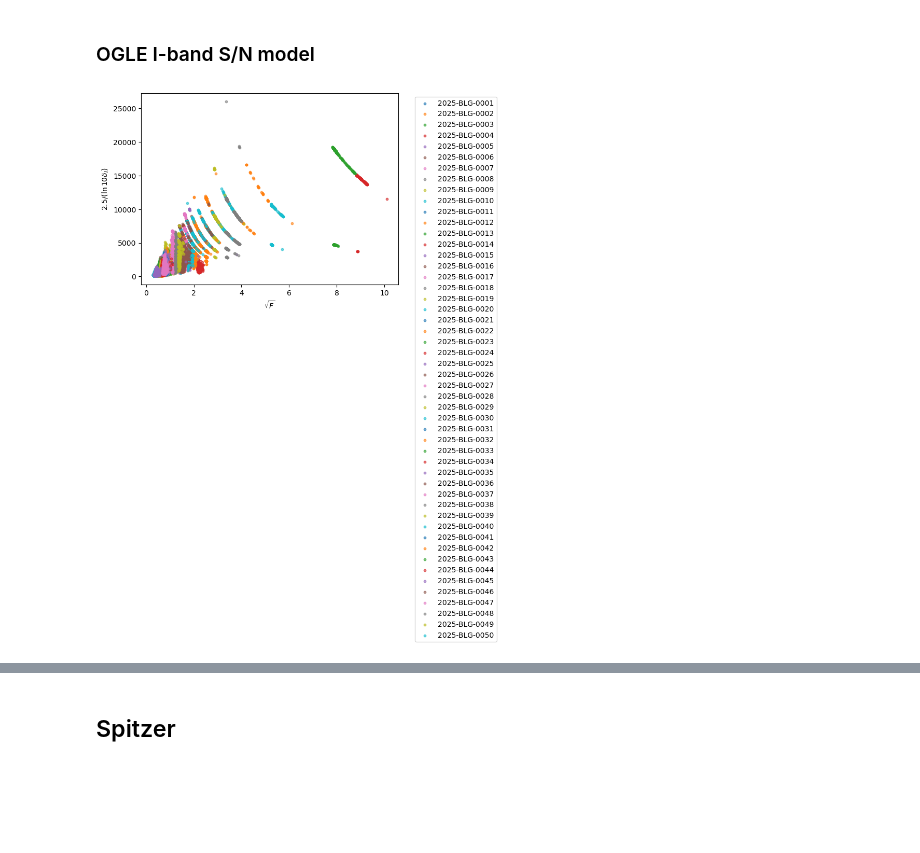
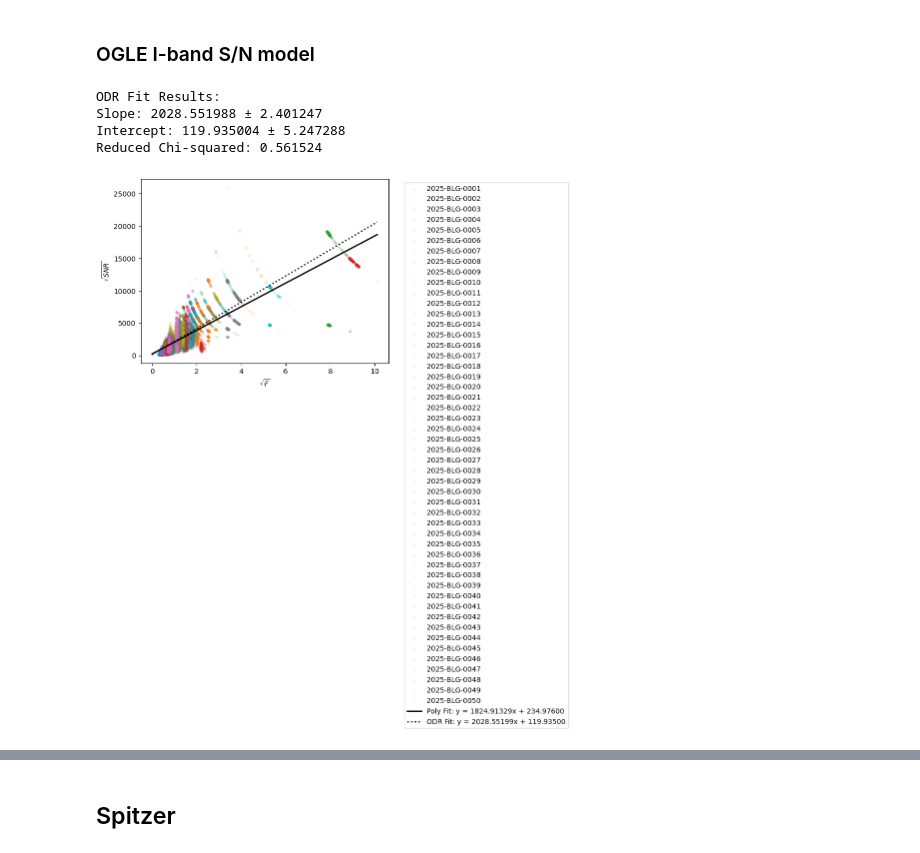
Before and after one commit to AmberLee2427/PopSyCLE-table, a Jupyter notebook: Noise_Models.ipynb, the cells around one changed output, grey strips where cells are left out. Cells and saved outputs as stored; diff of their text form; code cells hidden in the pictures; blank space fills up the shorter version.

Commit message:
Implement code changes to enhance functionality and improve performance

```diff
--- a/Noise_Models.ipynb
+++ b/Noise_Models.ipynb
@@ -236,20 +236,21 @@ for event_id, data in OGLE_data.items():
     snr= flux / flux_err**2  # = F * 2.5 / (F * mag_err * ln(10)) = 2.5 / (mag_err * ln(10))
     #print(f"SNR ({event_id}): min={min(snr)}, max={max(snr)}, mean={np.mean(snr)}")
 
-    y = 2.5 /(np.log(10.0) * data['magnitude error'].values)  # .values converts to numpy array
+    #y = 2.5 /(np.log(10.0) * data['magnitude error'].values)  # .values converts to numpy array
+    y = snr
     x = np.sqrt(flux)
 
-    plt.scatter(x, snr, label=event_id, alpha=0.6, s=10)  # Added alpha and smaller size for better visualization
+    plt.scatter(x, y, label=event_id, alpha=0.05, s=10)  # Added alpha and smaller size for better visualization
 
     X.extend(x)  # Add all points to the list
-    Y.extend(snr)
+    Y.extend(y)
 
 # Convert lists to numpy arrays for fitting
 X = np.array(X)
 Y = np.array(Y)
 
 # Fit a line to all the data
-def line(x, m, c):
+def line(x, m, c=0):
     y = m*x + c
     return y
 
@@ -261,33 +262,75 @@ def lnprob(args, model, x, y):
     return -0.5 * chi2(args, model, x, y)
 
 # emcee
 # from emcee import EnsembleSampler
 # ndim = 2
 # nwalkers = 50
 # nsteps = 1000
 # nburn = 500
 # p0 = [1800, 0.0]
 # p0_state = p0 + 1e-4 * np.random.randn(nwalkers, ndim)  # initial guess for m and c
 
 # sampler = EnsembleSampler(nwalkers, ndim, lnprob, args=(line, X, Y))
 # sampler.run_mcmc(p0_state, nsteps)
 
-# xx = np.linspace(0, np.max(X), 100)
+xx = np.linspace(0, np.max(X), 100)
 # yy = sampler.flatchain[nburn*nwalkers:, 0].mean() * xx + sampler.flatchain[nburn*nwalkers:, 1].mean()
 
 # plt.plot(xx, yy, color='black', linestyle='--', linewidth=2, label=f'Fit: y = {sampler.flatchain[:, 0].mean():.5f}x + {sampler.flatchain[:, 1].mean():.5f}')
 
 # # plot the last 50 samples
 # for i in range(50):
 #     m = sampler.flatchain[-i, 0]
 #     c = sampler.flatchain[-i, 1]
 #     print(f"Sample {i}: m={m}, c={c}")
 #     plt.plot(xx, line(xx, m, c), color='gray', alpha=0.3)
 
-plt.ylabel(r"$2.5 /(\ln{10}\delta_{I})$")
+#fit a line using np.poly
+coeffs = np.polyfit(X, Y, 1)
+poly = np.poly1d(coeffs)
+plt.plot(xx, poly(xx), color='black', linestyle='-', linewidth=2, label=f'Poly Fit: y = {coeffs[0]:.5f}x + {coeffs[1]:.5f}')
+
+# orthogonal distance regression fit a linear line using the poly coeffs
+# for an initial guess using scipy ODR
+from scipy import odr
+
+# Define the linear function for ODR
+def linear_func(p, x):
+    """Linear function: y = p[0]*x + p[1]"""
+    return p[0] * x + p[1]
+
+# Create a Model
+linear_model = odr.Model(linear_func)
+
+# Create RealData object with weights (assuming equal weights for now)
+# You could add error estimates here if you have them
+data = odr.RealData(X, Y)
+
+# Set up ODR with initial guess from polyfit
+odr_obj = odr.ODR(data, linear_model, beta0=coeffs)
+
+# Run the regression
+output = odr_obj.run()
+
+# Plot ODR fit
+odr_coeffs = output.beta
+plt.plot(xx, linear_func(odr_coeffs, xx), color='black', linestyle=':', linewidth=2,
+         label=f'ODR Fit: y = {odr_coeffs[0]:.5f}x + {odr_coeffs[1]:.5f}')
+
+# Print fit results
+print("ODR Fit Results:")
+print(f"Slope: {odr_coeffs[0]:.6f} ± {output.sd_beta[0]:.6f}")
+print(f"Intercept: {odr_coeffs[1]:.6f} ± {output.sd_beta[1]:.6f}")
+print(f"Reduced Chi-squared: {output.res_var:.6f}")
+
+plt.ylabel(r"$\sqrt{SNR}$")
 plt.xlabel(r"$\sqrt{F}$")
 plt.legend(bbox_to_anchor=(1.05, 1), loc='upper left')  # Move legend outside plot
 plt.tight_layout()
 plt.show()
 # %% [output]
+ODR Fit Results:
+Slope: 2028.551988 ± 2.401247
+Intercept: 119.935004 ± 5.247288
+Reduced Chi-squared: 0.561524
-[figure, old version]
+[figure, new version]
```
Also changed, not shown: parts of 6 cells of this notebook, 1 other file.
